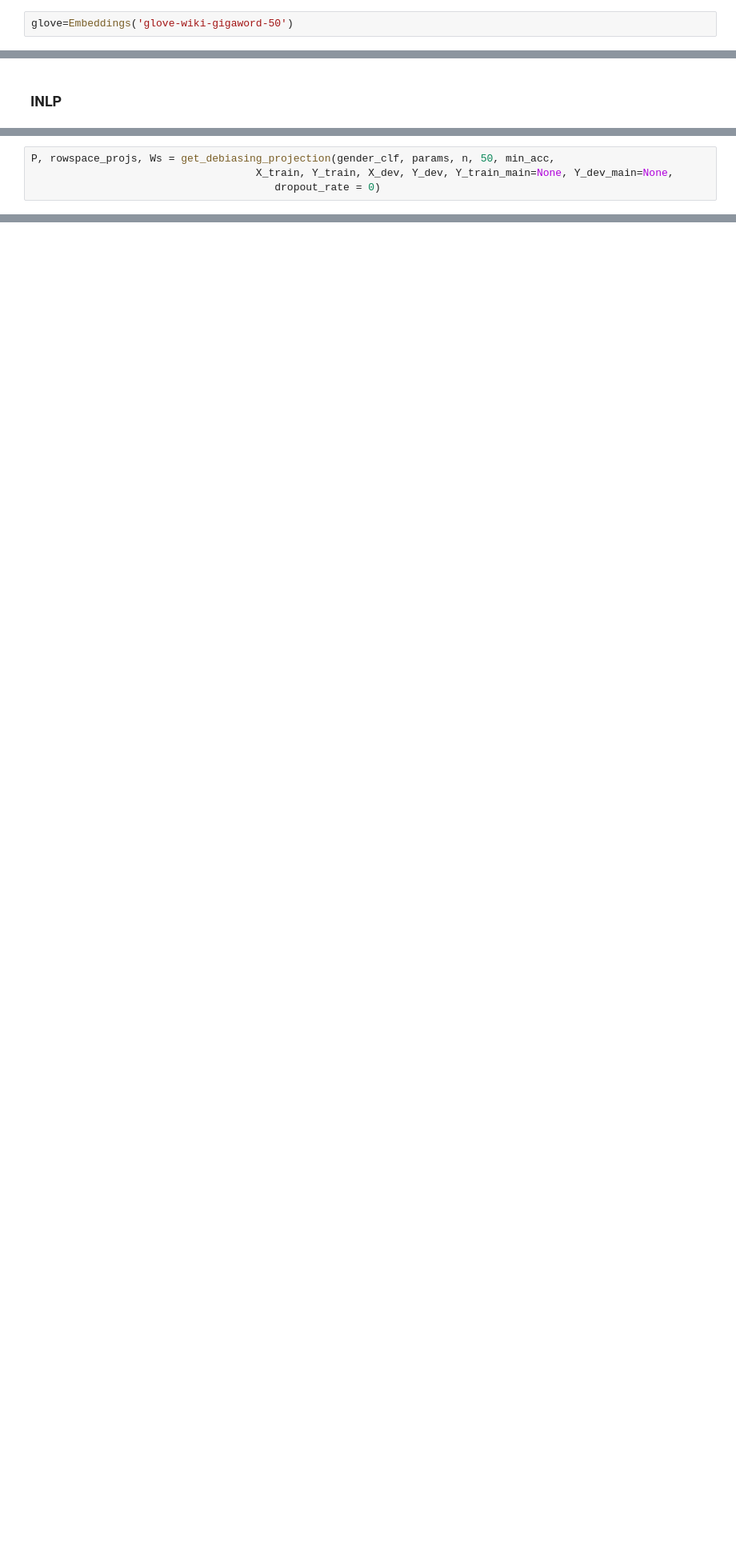
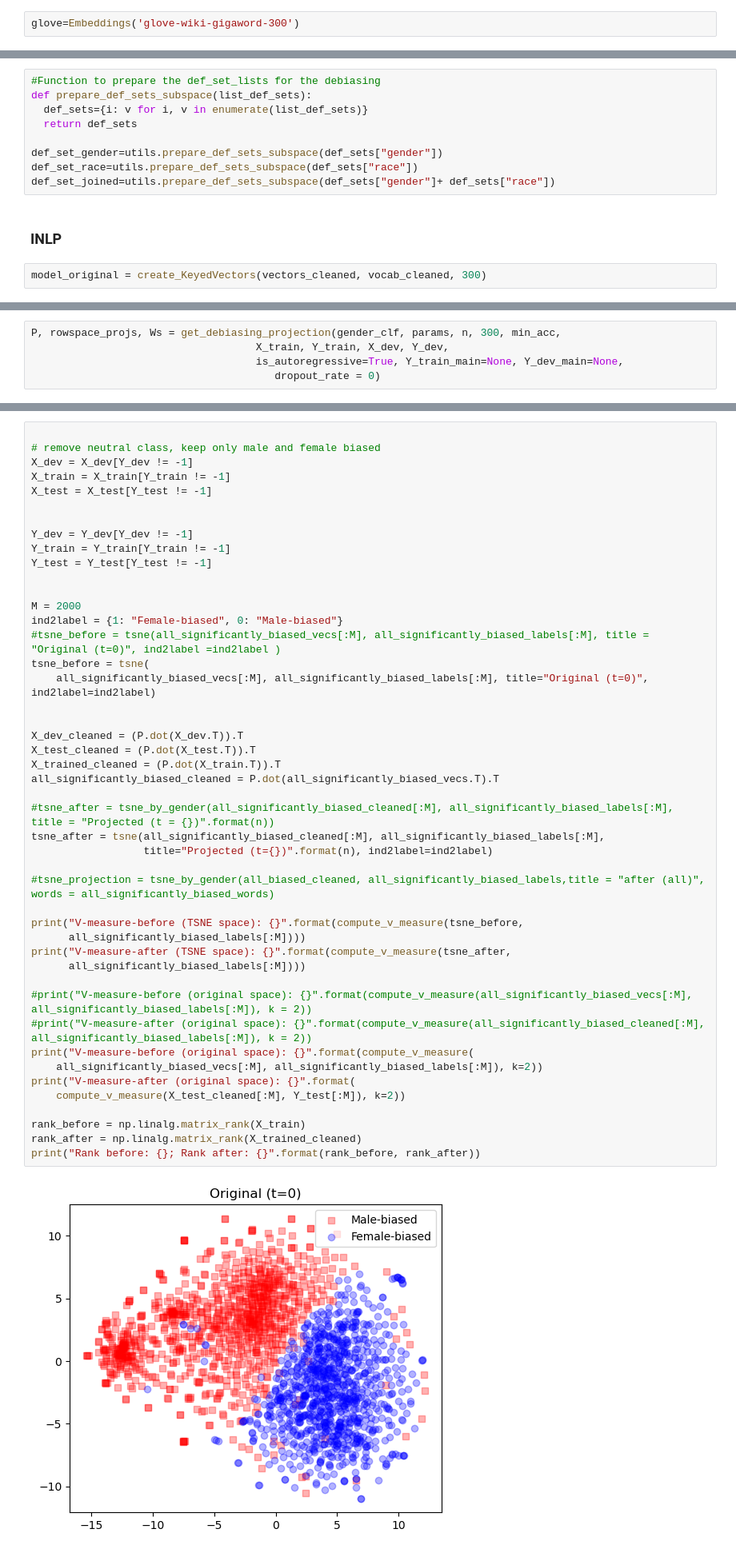
Before and after one commit to aduarte56/MT_DebiasingAlgorithms, a Jupyter notebook: RunningNotebook_INLP.ipynb, the cells around one changed output, grey strips where cells are left out. Shown at 80% size. Saved outputs shown, nothing was run; the diff lists cells and outputs as text; blank space fills up the shorter version.

```diff
--- a/RunningNotebook_INLP.ipynb
+++ b/RunningNotebook_INLP.ipynb
@@ -10,5 +10,5 @@ import numpy as np
 import sklearn
 from sklearn.svm import LinearSVC, SVC
 # %%
-glove=Embeddings('glove-wiki-gigaword-50')
+glove=Embeddings('glove-wiki-gigaword-300')
 # %% [output]
@@ -98,5 +67,16 @@ equalizing_lists = {
+# %%
+#Function to prepare the def_set_lists for the debiasing
+def prepare_def_sets_subspace(list_def_sets):
+  def_sets={i: v for i, v in enumerate(list_def_sets)}
+  return def_sets
+
+def_set_gender=utils.prepare_def_sets_subspace(def_sets["gender"])
+def_set_race=utils.prepare_def_sets_subspace(def_sets["race"])
+def_set_joined=utils.prepare_def_sets_subspace(def_sets["gender"]+ def_sets["race"])
 # %% [markdown]
 ### INLP
+# %%
+model_original = create_KeyedVectors(vectors_cleaned, vocab_cleaned, 300)
 # %%
 num_vectors_per_class = 7500
 
@@ -195,8 +158,9 @@ n = 35
 min_acc = 0
 dropout_rate = 0
 # %%
-P, rowspace_projs, Ws = get_debiasing_projection(gender_clf, params, n, 50, min_acc,
-                                    X_train, Y_train, X_dev, Y_dev, Y_train_main=None, Y_dev_main=None,
+P, rowspace_projs, Ws = get_debiasing_projection(gender_clf, params, n, 300, min_acc,
+                                    X_train, Y_train, X_dev, Y_dev,
+                                    is_autoregressive=True, Y_train_main=None, Y_dev_main=None,
                                        dropout_rate = 0)
 # %% [markdown]
 ## Evaluation
@@ -214,0 +197,48 @@ c_w2i, c_vocab, female_words, male_words, y_true=getting_biased_words(gender_bia
+# %%
+
+# remove neutral class, keep only male and female biased
+X_dev = X_dev[Y_dev != -1]
+X_train = X_train[Y_train != -1]
+X_test = X_test[Y_test != -1]
+
+
+Y_dev = Y_dev[Y_dev != -1]
+Y_train = Y_train[Y_train != -1]
+Y_test = Y_test[Y_test != -1]
+
+
+M = 2000
+ind2label = {1: "Female-biased", 0: "Male-biased"}
+#tsne_before = tsne(all_significantly_biased_vecs[:M], all_significantly_biased_labels[:M], title = "Original (t=0)", ind2label =ind2label )
+tsne_before = tsne(
+    all_significantly_biased_vecs[:M], all_significantly_biased_labels[:M], title="Original (t=0)", ind2label=ind2label)
+
+
+X_dev_cleaned = (P.dot(X_dev.T)).T
+X_test_cleaned = (P.dot(X_test.T)).T
+X_trained_cleaned = (P.dot(X_train.T)).T
+all_significantly_biased_cleaned = P.dot(all_significantly_biased_vecs.T).T
+
+#tsne_after = tsne_by_gender(all_significantly_biased_cleaned[:M], all_significantly_biased_labels[:M], title = "Projected (t = {})".format(n))
+tsne_after = tsne(all_significantly_biased_cleaned[:M], all_significantly_biased_labels[:M],
+                  title="Projected (t={})".format(n), ind2label=ind2label)
+
+#tsne_projection = tsne_by_gender(all_biased_cleaned, all_significantly_biased_labels,title = "after (all)", words = all_significantly_biased_words)
+
+print("V-measure-before (TSNE space): {}".format(compute_v_measure(tsne_before,
+      all_significantly_biased_labels[:M])))
+print("V-measure-after (TSNE space): {}".format(compute_v_measure(tsne_after,
+      all_significantly_biased_labels[:M])))
+
+#print("V-measure-before (original space): {}".format(compute_v_measure(all_significantly_biased_vecs[:M], all_significantly_biased_labels[:M]), k = 2))
+#print("V-measure-after (original space): {}".format(compute_v_measure(all_significantly_biased_cleaned[:M], all_significantly_biased_labels[:M]), k = 2))
+print("V-measure-before (original space): {}".format(compute_v_measure(
+    all_significantly_biased_vecs[:M], all_significantly_biased_labels[:M]), k=2))
+print("V-measure-after (original space): {}".format(
+    compute_v_measure(X_test_cleaned[:M], Y_test[:M]), k=2))
+
+rank_before = np.linalg.matrix_rank(X_train)
+rank_after = np.linalg.matrix_rank(X_trained_cleaned)
+print("Rank before: {}; Rank after: {}".format(rank_before, rank_after))
+# %% [output]
+[figure, added]
```
Also changed, not shown: parts of 28 cells of this notebook, 3 other files.
